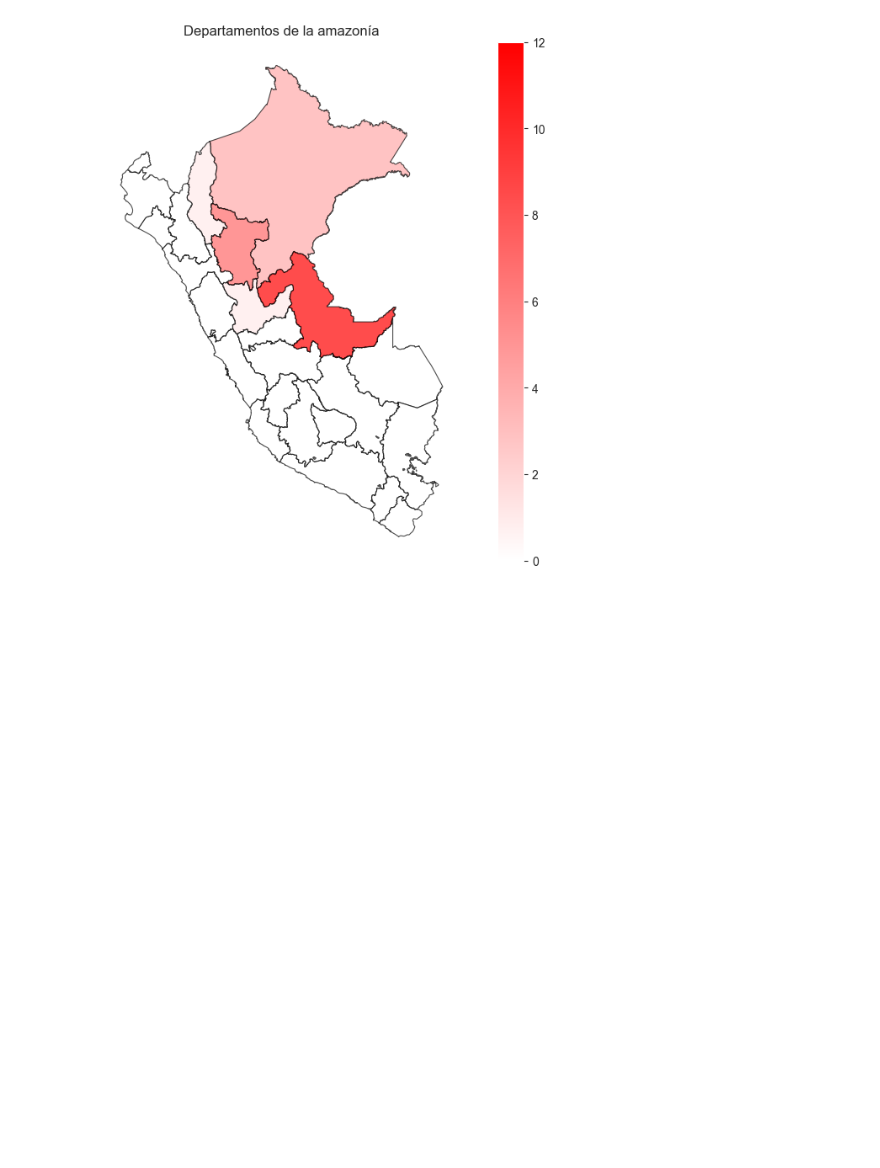
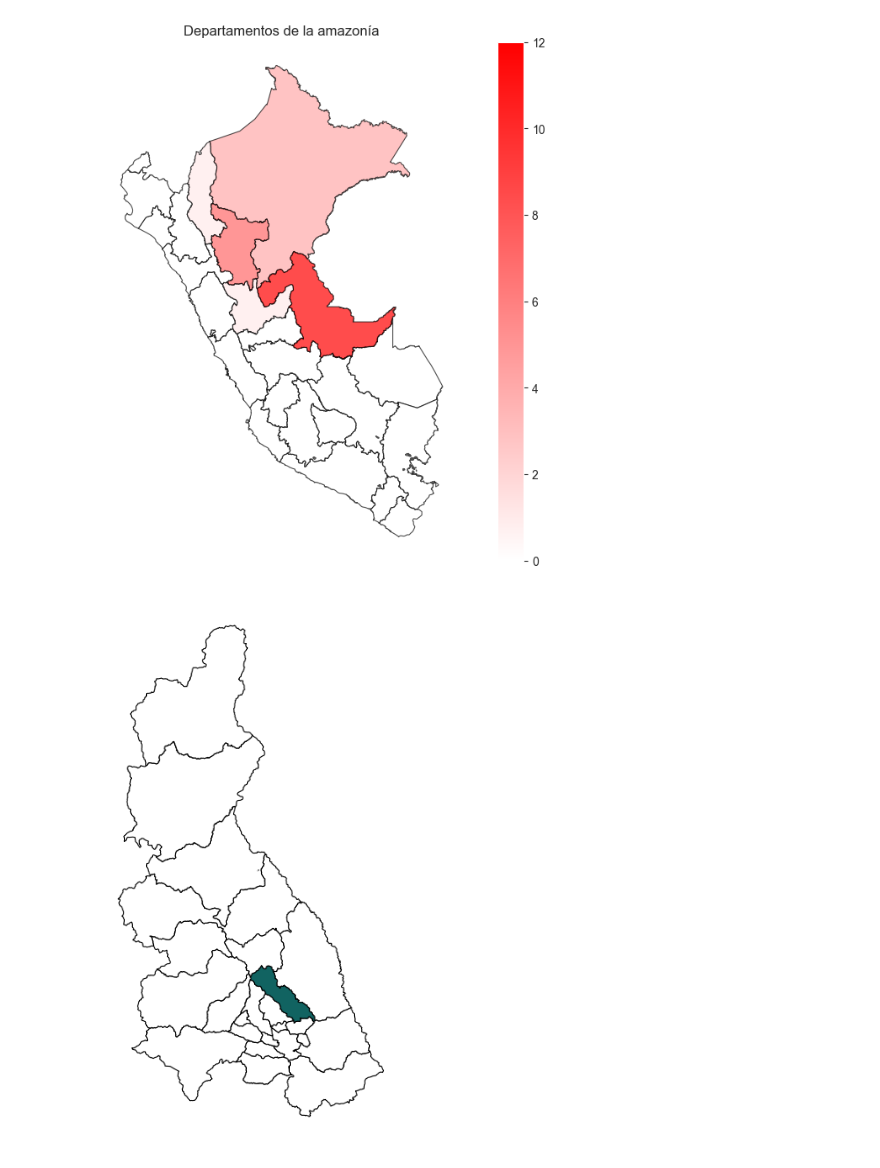
Before and after one commit to cesarnunezh/CNHGitHub, a Jupyter notebook: Data Perú/Mapas Perú.ipynb, the cells around one changed output. Saved outputs shown, nothing was run; the diff lists cells and outputs as text; code cells hidden in the pictures; blank space fills up the shorter version.

```diff
--- a/Data Perú/Mapas Perú.ipynb
+++ b/Data Perú/Mapas Perú.ipynb
@@ -58,3 +58,39 @@ plt.savefig('amazonia_rosa.png', transparent=True, dpi=300, bbox_inches='tight',
 plt.show()
 # %% [output]
 [figure]
+# %%
+import pandas as pd
+import os
+os.chdir(r'C:\Users\User\OneDrive - Universidad del Pacífico\1. Documentos\0. Bases de datos\11. Mapas Perú')
+
+dist_cajamarca = pd.read_excel("dist_cajamarca.xlsx")
+
+dist_cajamarca["CCDD"] = "06"
+dist_cajamarca["CCPP"] = dist_cajamarca['CCPP'].astype(str).str.zfill(2)
+dist_cajamarca["CCDI"] = dist_cajamarca['CCDI'].astype(str).str.zfill(2)
+
+prov_cajamarca = dist_cajamarca[dist_cajamarca["UBIGEO"] < 800]
+prov_cajamarca = prov_cajamarca.loc[1:,:]
+dist_cajamarca = dist_cajamarca[dist_cajamarca["CCPP"]== "01"]
+dist_cajamarca = dist_cajamarca.loc[1:,:]
+# %%
+from matplotlib.colors import LinearSegmentedColormap
+os.chdir(r'C:\Users\User\OneDrive - Universidad del Pacífico\1. Documentos\0. Bases de datos\11. Mapas Perú')
+# Assuming you have two DataFrames peru_reg and df
+merged_df = peru_dist.merge(dist_cajamarca, on=["CCDD","CCPP","CCDI"], how='outer')
+merged_df2 = peru_prov.merge(prov_cajamarca, on=["CCDD","CCPP"], how='outer')
+
+# Define a custom colormap where strong red represents higher values
+cmap = LinearSegmentedColormap.from_list('custom_reds', [(1, 1, 1), (0.06640625, 0.38671875, 0.37890625)], N=256)
+
+fig, ax = plt.subplots(1, figsize=(12, 8))
+
+merged_df2.plot( column = "Seleccionado", cmap=cmap, linewidth=0.8, ax=ax, legend=False, edgecolor='black', alpha=1)  # You can adjust the color and alpha as needed
+merged_df.plot(column='Seleccionado', cmap=cmap, linewidth=0.8, ax=ax, legend=False, edgecolor='black', alpha=1)
+
+ax.grid(False)
+ax.axis('off')
+plt.savefig('cajamarca_overlay.png', transparent=True, dpi=300, bbox_inches='tight', pad_inches=0)
+plt.show()
+# %% [output]
+[figure, added]
```
Also changed, not shown: 3 other files.
